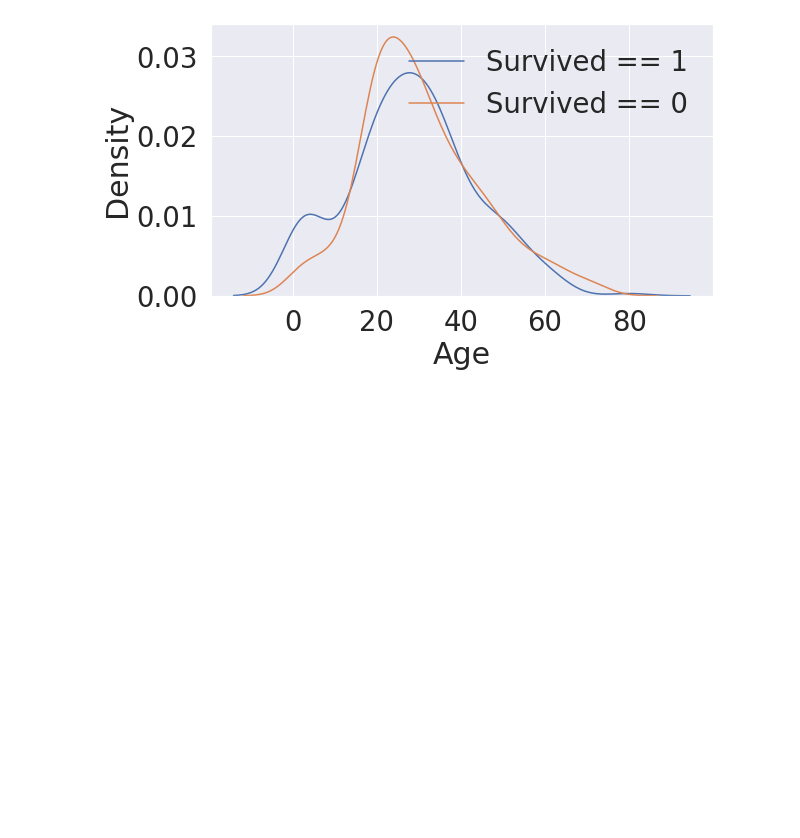
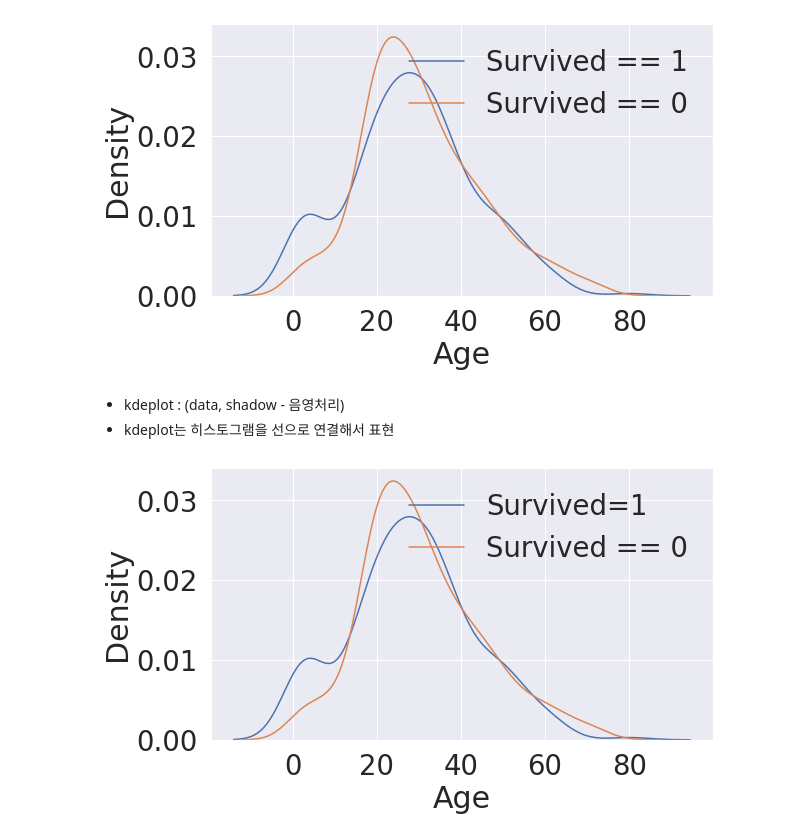
Before and after one commit to Yumpop/Kaggle_practice, a Jupyter notebook: fork-of-my-first-data-analysis-for-titanic-fist.ipynb, the cells around one changed output. Saved outputs shown, nothing was run; the diff lists cells and outputs as text; code cells hidden in the pictures; blank space fills up the shorter version.

Commit message:
Kaggle Notebook | Fork of my_first_data_analysis_for_titanic_Fist | Version 4

```diff
--- a/fork-of-my-first-data-analysis-for-titanic-fist.ipynb
+++ b/fork-of-my-first-data-analysis-for-titanic-fist.ipynb
@@ -268,3 +268,14 @@ plt.legend(['Survived == 1', 'Survived == 0'])
 plt.show()
 # %% [output]
 [figure]
+# %% [markdown]
+- kdeplot : (data, shadow - 음영처리)
+- kdeplot는 히스토그램을 선으로 연결해서 표현
+# %%
+fig, ax = plt.subplots(1, 1, figsize = (9,5))
+sns.kdeplot(df_train[df_train['Survived'] == 1]['Age'], ax = ax)
+sns.kdeplot(df_train[df_train['Survived']==0]['Age'], ax = ax)
+plt.legend(['Survived=1', 'Survived == 0'])
+plt.show()
+# %% [output]
+[figure, added]
```
Also changed, not shown: parts of 7 cells of this notebook.
